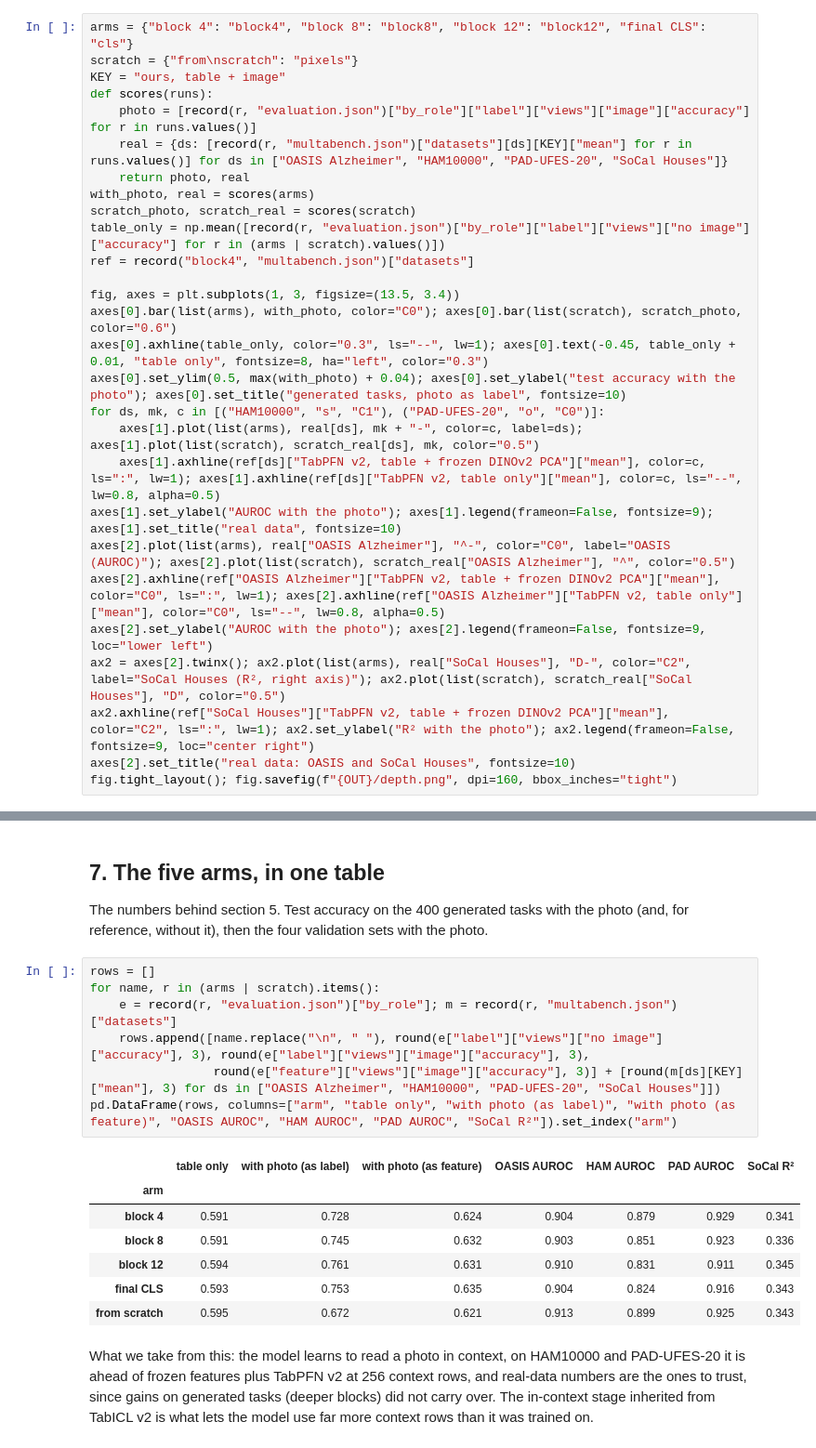
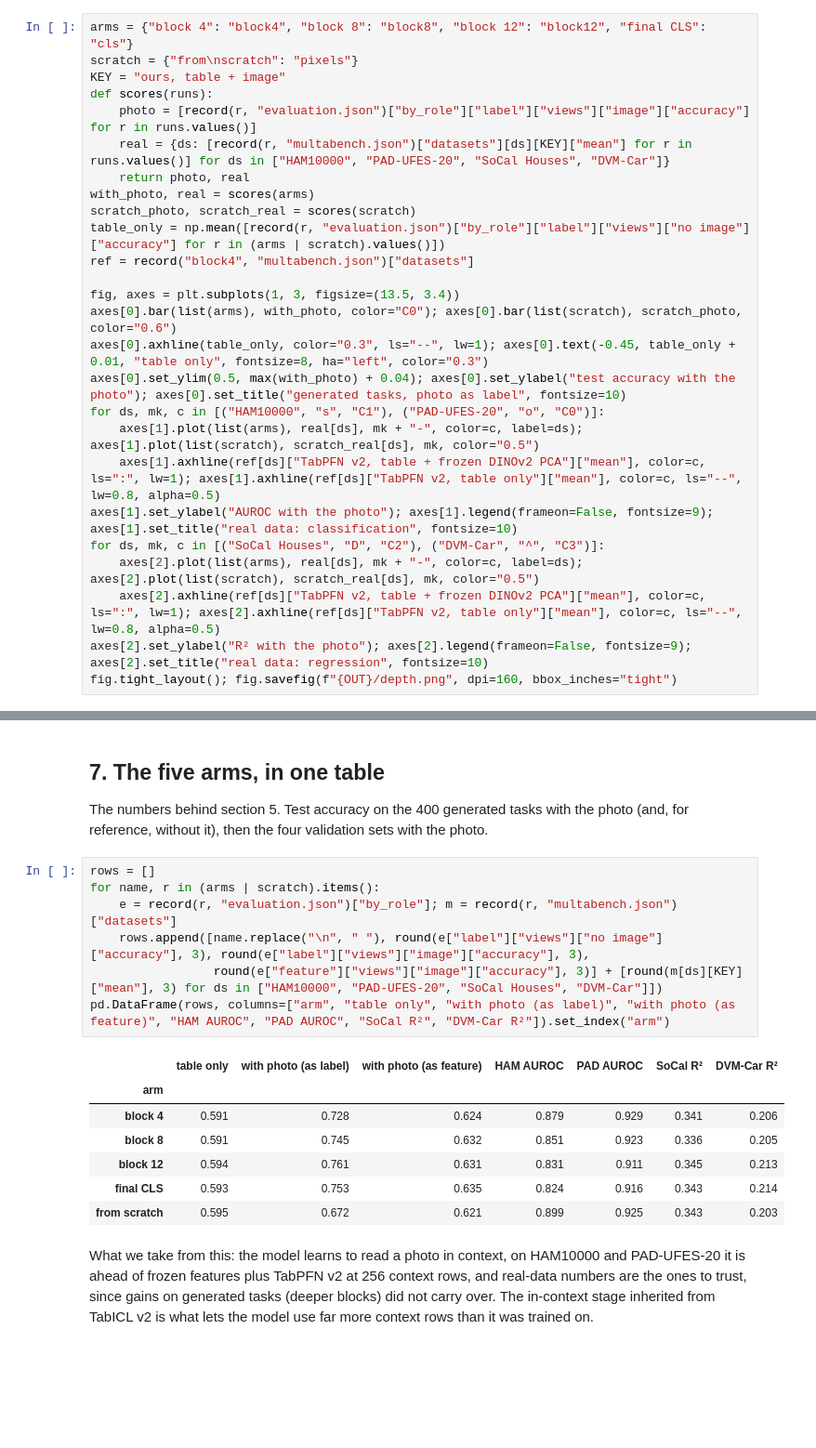
Before and after one commit to loevlie/table-image-icl, a Jupyter notebook: notebooks/results.ipynb, the cells around one changed output, grey strips where cells are left out. Shown at 93% size. Saved outputs shown, nothing was run; the diff lists cells and outputs as text; blank space fills up the shorter version.

```diff
--- a/notebooks/results.ipynb
+++ b/notebooks/results.ipynb
@@ -134,7 +134,7 @@ scratch = {"from\nscratch": "pixels"}
 KEY = "ours, table + image"
 def scores(runs):
     photo = [record(r, "evaluation.json")["by_role"]["label"]["views"]["image"]["accuracy"] for r in runs.values()]
-    real = {ds: [record(r, "multabench.json")["datasets"][ds][KEY]["mean"] for r in runs.values()] for ds in ["OASIS Alzheimer", "HAM10000", "PAD-UFES-20", "SoCal Houses"]}
+    real = {ds: [record(r, "multabench.json")["datasets"][ds][KEY]["mean"] for r in runs.values()] for ds in ["HAM10000", "PAD-UFES-20", "SoCal Houses", "DVM-Car"]}
     return photo, real
 with_photo, real = scores(arms)
 scratch_photo, scratch_real = scores(scratch)
@@ -148,12 +148,10 @@ axes[0].set_ylim(0.5, max(with_photo) + 0.04); axes[0].set_ylabel("test accuracy
 for ds, mk, c in [("HAM10000", "s", "C1"), ("PAD-UFES-20", "o", "C0")]:
     axes[1].plot(list(arms), real[ds], mk + "-", color=c, label=ds); axes[1].plot(list(scratch), scratch_real[ds], mk, color="0.5")
     axes[1].axhline(ref[ds]["TabPFN v2, table + frozen DINOv2 PCA"]["mean"], color=c, ls=":", lw=1); axes[1].axhline(ref[ds]["TabPFN v2, table only"]["mean"], color=c, ls="--", lw=0.8, alpha=0.5)
-axes[1].set_ylabel("AUROC with the photo"); axes[1].legend(frameon=False, fontsize=9); axes[1].set_title("real data", fontsize=10)
-axes[2].plot(list(arms), real["OASIS Alzheimer"], "^-", color="C0", label="OASIS (AUROC)"); axes[2].plot(list(scratch), scratch_real["OASIS Alzheimer"], "^", color="0.5")
-axes[2].axhline(ref["OASIS Alzheimer"]["TabPFN v2, table + frozen DINOv2 PCA"]["mean"], color="C0", ls=":", lw=1); axes[2].axhline(ref["OASIS Alzheimer"]["TabPFN v2, table only"]["mean"], color="C0", ls="--", lw=0.8, alpha=0.5)
-axes[2].set_ylabel("AUROC with the photo"); axes[2].legend(frameon=False, fontsize=9, loc="lower left")
-ax2 = axes[2].twinx(); ax2.plot(list(arms), real["SoCal Houses"], "D-", color="C2", label="SoCal Houses (R², right axis)"); ax2.plot(list(scratch), scratch_real["SoCal Houses"], "D", color="0.5")
-ax2.axhline(ref["SoCal Houses"]["TabPFN v2, table + frozen DINOv2 PCA"]["mean"], color="C2", ls=":", lw=1); ax2.set_ylabel("R² with the photo"); ax2.legend(frameon=False, fontsize=9, loc="center right")
-axes[2].set_title("real data: OASIS and SoCal Houses", fontsize=10)
+axes[1].set_ylabel("AUROC with the photo"); axes[1].legend(frameon=False, fontsize=9); axes[1].set_title("real data: classification", fontsize=10)
+for ds, mk, c in [("SoCal Houses", "D", "C2"), ("DVM-Car", "^", "C3")]:
+    axes[2].plot(list(arms), real[ds], mk + "-", color=c, label=ds); axes[2].plot(list(scratch), scratch_real[ds], mk, color="0.5")
+    axes[2].axhline(ref[ds]["TabPFN v2, table + frozen DINOv2 PCA"]["mean"], color=c, ls=":", lw=1); axes[2].axhline(ref[ds]["TabPFN v2, table only"]["mean"], color=c, ls="--", lw=0.8, alpha=0.5)
+axes[2].set_ylabel("R² with the photo"); axes[2].legend(frameon=False, fontsize=9); axes[2].set_title("real data: regression", fontsize=10)
 fig.tight_layout(); fig.savefig(f"{OUT}/depth.png", dpi=160, bbox_inches="tight")
 # %% [output]
@@ -195,17 +193,17 @@ The numbers behind section 5. Test accuracy on the 400 generated tasks with the
 # %%
 rows = []
 for name, r in (arms | scratch).items():
     e = record(r, "evaluation.json")["by_role"]; m = record(r, "multabench.json")["datasets"]
     rows.append([name.replace("\n", " "), round(e["label"]["views"]["no image"]["accuracy"], 3), round(e["label"]["views"]["image"]["accuracy"], 3),
-                 round(e["feature"]["views"]["image"]["accuracy"], 3)] + [round(m[ds][KEY]["mean"], 3) for ds in ["OASIS Alzheimer", "HAM10000", "PAD-UFES-20", "SoCal Houses"]])
-pd.DataFrame(rows, columns=["arm", "table only", "with photo (as label)", "with photo (as feature)", "OASIS AUROC", "HAM AUROC", "PAD AUROC", "SoCal R²"]).set_index("arm")
+                 round(e["feature"]["views"]["image"]["accuracy"], 3)] + [round(m[ds][KEY]["mean"], 3) for ds in ["HAM10000", "PAD-UFES-20", "SoCal Houses", "DVM-Car"]])
+pd.DataFrame(rows, columns=["arm", "table only", "with photo (as label)", "with photo (as feature)", "HAM AUROC", "PAD AUROC", "SoCal R²", "DVM-Car R²"]).set_index("arm")
 # %% [output]
-|  | table only | with photo (as label) | with photo (as feature) | OASIS AUROC | HAM AUROC | PAD AUROC | SoCal R² |
+|  | table only | with photo (as label) | with photo (as feature) | HAM AUROC | PAD AUROC | SoCal R² | DVM-Car R² |
 | arm |  |  |  |  |  |  |  |
-| block 4 | 0.591 | 0.728 | 0.624 | 0.904 | 0.879 | 0.929 | 0.341 |
-| block 8 | 0.591 | 0.745 | 0.632 | 0.903 | 0.851 | 0.923 | 0.336 |
-| block 12 | 0.594 | 0.761 | 0.631 | 0.910 | 0.831 | 0.911 | 0.345 |
-| final CLS | 0.593 | 0.753 | 0.635 | 0.904 | 0.824 | 0.916 | 0.343 |
-| from scratch | 0.595 | 0.672 | 0.621 | 0.913 | 0.899 | 0.925 | 0.343 |
+| block 4 | 0.591 | 0.728 | 0.624 | 0.879 | 0.929 | 0.341 | 0.206 |
+| block 8 | 0.591 | 0.745 | 0.632 | 0.851 | 0.923 | 0.336 | 0.205 |
+| block 12 | 0.594 | 0.761 | 0.631 | 0.831 | 0.911 | 0.345 | 0.213 |
+| final CLS | 0.593 | 0.753 | 0.635 | 0.824 | 0.916 | 0.343 | 0.214 |
+| from scratch | 0.595 | 0.672 | 0.621 | 0.899 | 0.925 | 0.343 | 0.203 |
 # %% [markdown]
 What we take from this: the model learns to read a photo in context, on HAM10000 and PAD-UFES-20 it is ahead of frozen features plus TabPFN v2 at 256 context rows, and real-data numbers are the ones to trust, since gains on generated tasks (deeper blocks) did not carry over. The in-context stage inherited from TabICL v2 is what lets the model use far more context rows than it was trained on.
```
Also changed, not shown: parts of 7 cells of this notebook, 10 other files.
